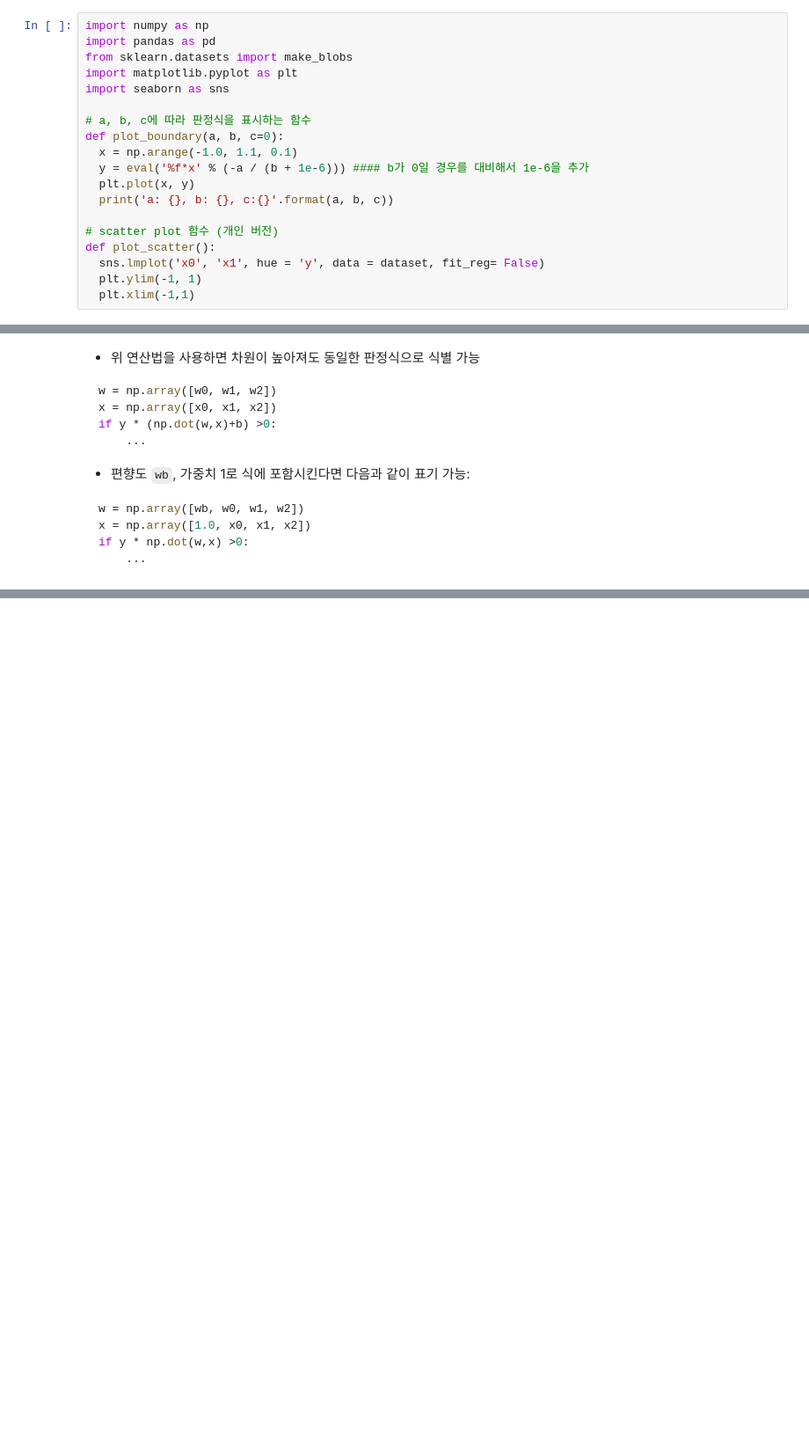
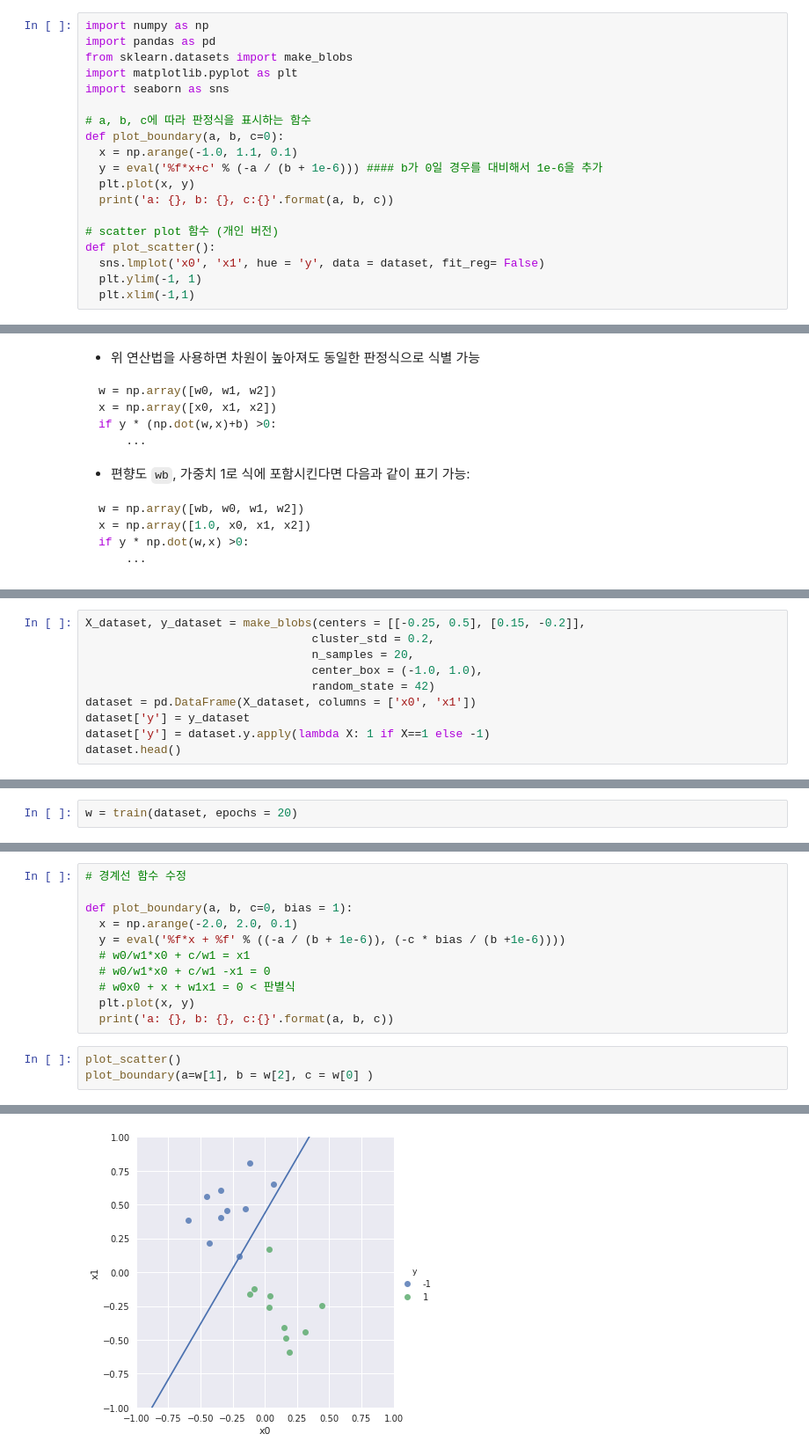
Before and after one commit to kookoowaa/ML_with_GCP, a Jupyter notebook: 04-3 Perceptron.ipynb, the cells around one changed output, grey strips where cells are left out. Shown: that part at 88% size. Drawn from its saved outputs; the diff is of its cells as text; blank space fills up the shorter version.

```diff
--- a/04-3 Perceptron.ipynb
+++ b/04-3 Perceptron.ipynb
@@ -10,7 +10,7 @@ import seaborn as sns
 # a, b, c에 따라 판정식을 표시하는 함수
 def plot_boundary(a, b, c=0):
   x = np.arange(-1.0, 1.1, 0.1)
-  y = eval('%f*x' % (-a / (b + 1e-6))) #### b가 0일 경우를 대비해서 1e-6을 추가
+  y = eval('%f*x+c' % (-a / (b + 1e-6))) #### b가 0일 경우를 대비해서 1e-6을 추가
   plt.plot(x, y)
   print('a: {}, b: {}, c:{}'.format(a, b, c))
 
@@ -130,0 +135,10 @@ def train(dataset, epochs=1):
+# %%
+X_dataset, y_dataset = make_blobs(centers = [[-0.25, 0.5], [0.15, -0.2]],
+                                 cluster_std = 0.2,
+                                 n_samples = 20,
+                                 center_box = (-1.0, 1.0),
+                                 random_state = 42)
+dataset = pd.DataFrame(X_dataset, columns = ['x0', 'x1'])
+dataset['y'] = y_dataset
+dataset['y'] = dataset.y.apply(lambda X: 1 if X==1 else -1)
+dataset.head()
@@ -130,0 +152,2 @@ def train(dataset, epochs=1):
+# %%
+w = train(dataset, epochs = 20)
@@ -130,0 +157,15 @@ def train(dataset, epochs=1):
+# %%
+# 경계선 함수 수정
+
+def plot_boundary(a, b, c=0, bias = 1):
+  x = np.arange(-2.0, 2.0, 0.1)
+  y = eval('%f*x + %f' % ((-a / (b + 1e-6)), (-c * bias / (b +1e-6))))
+  # w0/w1*x0 + c/w1 = x1
+  # w0/w1*x0 + c/w1 -x1 = 0
+  # w0x0 + x + w1x1 = 0 < 판별식
+  plt.plot(x, y)
+  print('a: {}, b: {}, c:{}'.format(a, b, c))
+# %%
+plot_scatter()
+plot_boundary(a=w[1], b = w[2], c = w[0] )
+# %% [output]
@@ -130,0 +173 @@ def train(dataset, epochs=1):
+[figure, added]
```
Also changed, not shown: parts of 7 cells of this notebook.
